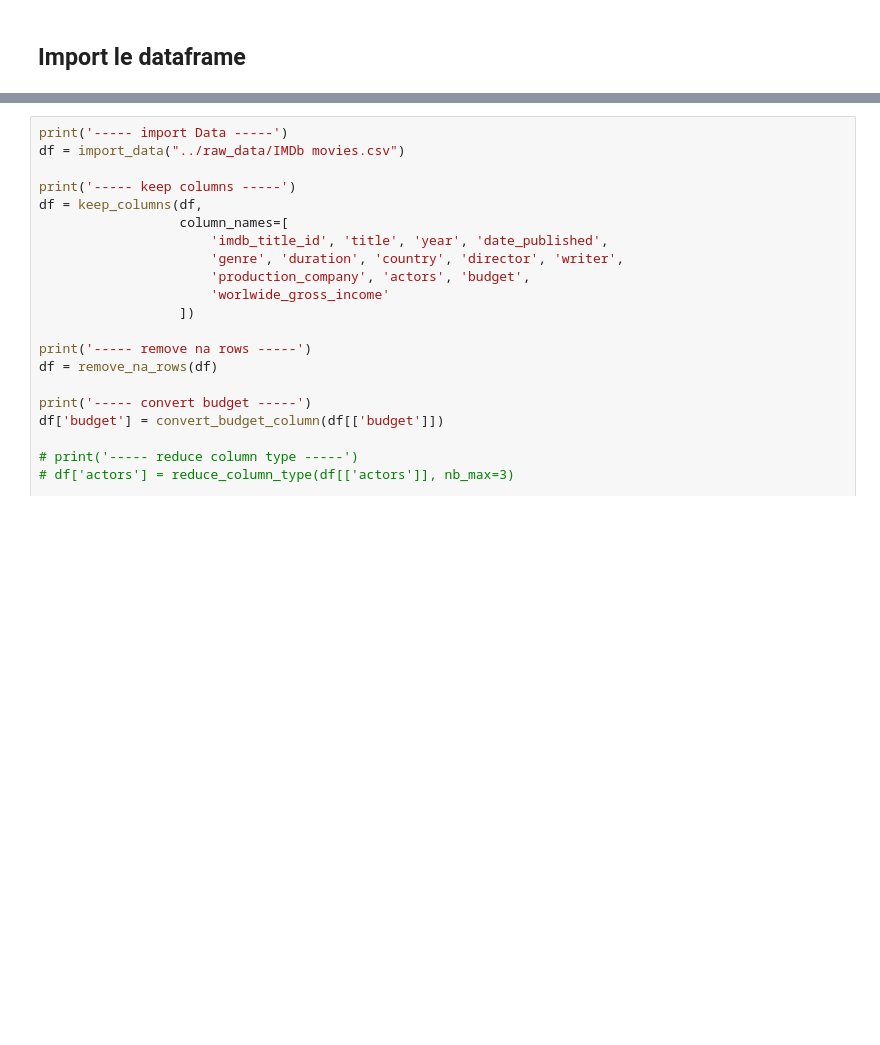
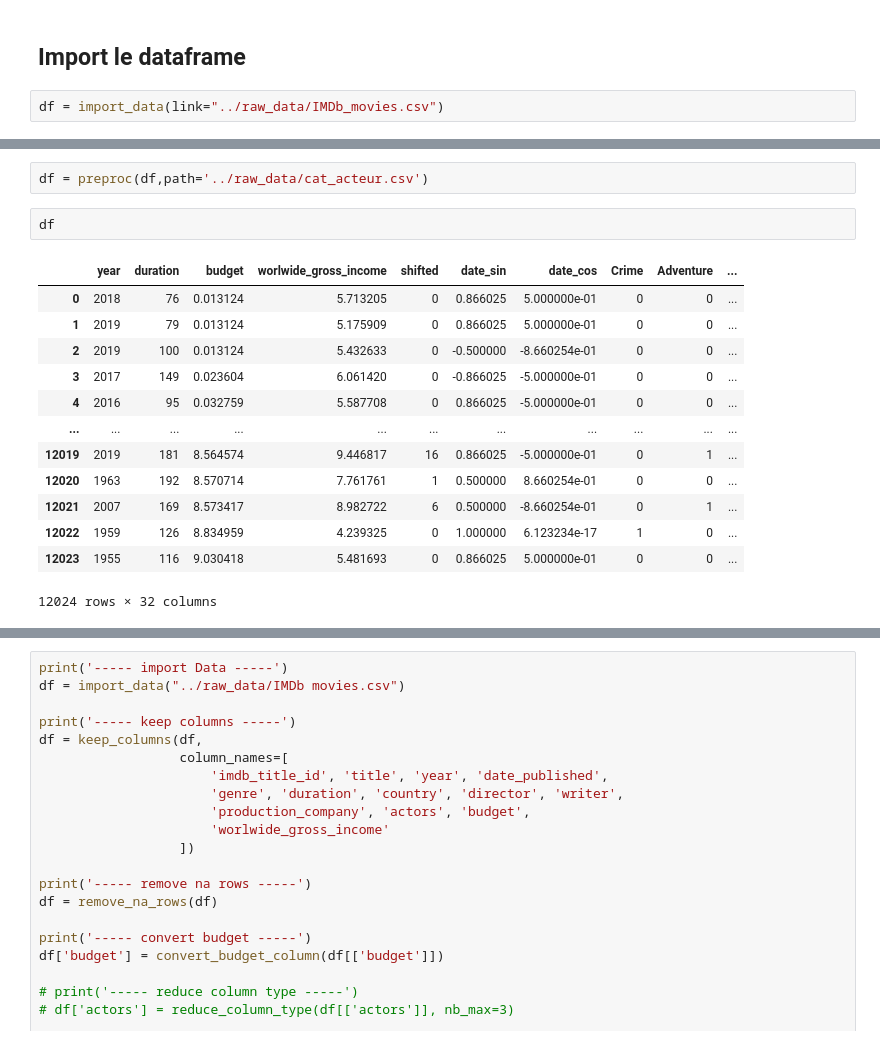
Before and after one commit to OscarTou/CinePred, a Jupyter notebook: notebooks/PLOT et Création de features.ipynb, the cells around one changed output, grey strips where cells are left out. Drawn from its saved outputs; the diff is of its cells as text; blank space fills up the shorter version.

```diff
--- a/notebooks/PLOT et Création de features.ipynb
+++ b/notebooks/PLOT et Création de features.ipynb
@@ -17,2 +16,4 @@ from CinePred.data.importing import *
 # %% [markdown]
 ## Import le dataframe
+# %%
+df = import_data(link="../raw_data/IMDb_movies.csv")
@@ -18,0 +29,18 @@ from CinePred.data.importing import *
+# %%
+df = preproc(df,path='../raw_data/cat_acteur.csv')
+# %%
+df
+# %% [output]
+|  | year | duration | budget | worlwide_gross_income | shifted | date_sin | date_cos | Crime | Adventure | ... |
+| 0 | 2018 | 76 | 0.013124 | 5.713205 | 0 | 0.866025 | 5.000000e-01 | 0 | 0 | ... |
+| 1 | 2019 | 79 | 0.013124 | 5.175909 | 0 | 0.866025 | 5.000000e-01 | 0 | 0 | ... |
+| 2 | 2019 | 100 | 0.013124 | 5.432633 | 0 | -0.500000 | -8.660254e-01 | 0 | 0 | ... |
+| 3 | 2017 | 149 | 0.023604 | 6.061420 | 0 | -0.866025 | -5.000000e-01 | 0 | 0 | ... |
+| 4 | 2016 | 95 | 0.032759 | 5.587708 | 0 | 0.866025 | -5.000000e-01 | 0 | 0 | ... |
+| ... | ... | ... | ... | ... | ... | ... | ... | ... | ... | ... |
+| 12019 | 2019 | 181 | 8.564574 | 9.446817 | 16 | 0.866025 | -5.000000e-01 | 0 | 1 | ... |
+| 12020 | 1963 | 192 | 8.570714 | 7.761761 | 1 | 0.500000 | 8.660254e-01 | 0 | 0 | ... |
+| 12021 | 2007 | 169 | 8.573417 | 8.982722 | 6 | 0.500000 | -8.660254e-01 | 0 | 1 | ... |
+| 12022 | 1959 | 126 | 8.834959 | 4.239325 | 0 | 1.000000 | 6.123234e-17 | 1 | 0 | ... |
+| 12023 | 1955 | 116 | 9.030418 | 5.481693 | 0 | 0.866025 | 5.000000e-01 | 0 | 0 | ... |
+12024 rows × 32 columns
```
Also changed, not shown: parts of 5 cells of this notebook, 5 other files.
